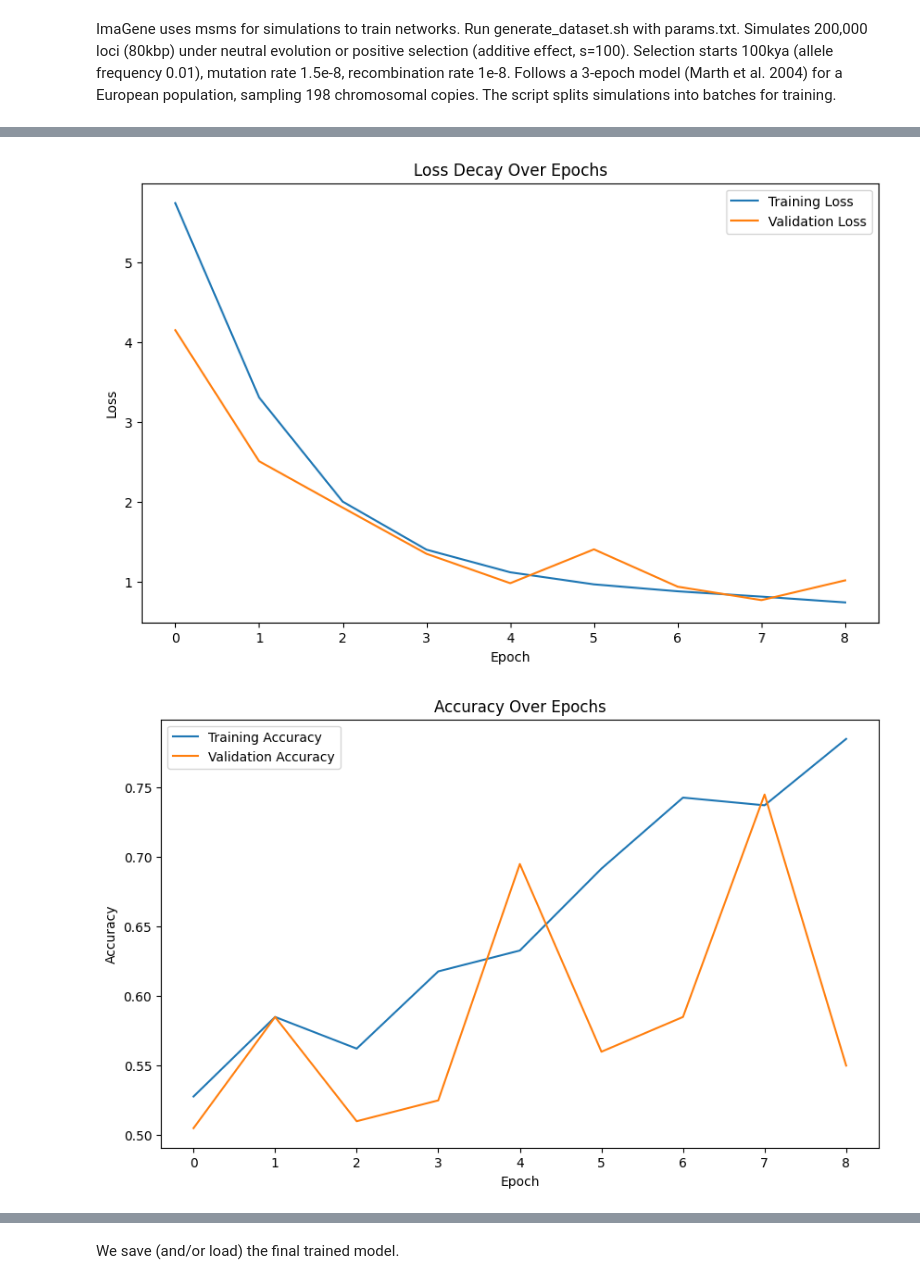
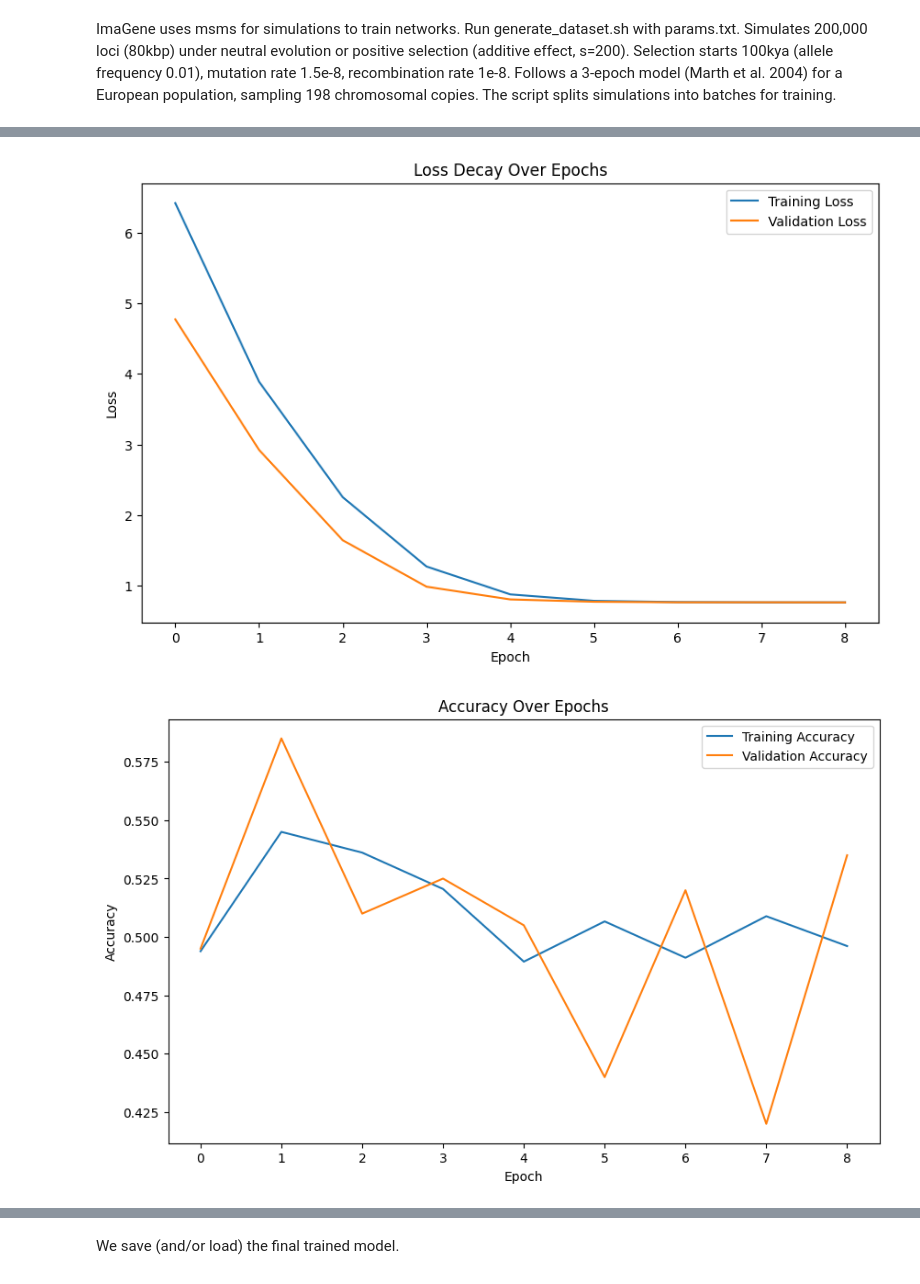
Before and after one commit to Djinho/EvoNet-CNN-Insight, a Jupyter notebook: model_training/recent_moderate/train_and_test_RM.ipynb, the cells around one changed output, grey strips where cells are left out. Saved outputs shown, nothing was run; the diff lists cells and outputs as text; code cells hidden in the pictures.

```diff
--- a/model_training/recent_moderate/train_and_test_RM.ipynb
+++ b/model_training/recent_moderate/train_and_test_RM.ipynb
@@ -63,7 +63,7 @@ import pydot  # Optional, but required by keras to plot the model
 # %%
 path = './'
 # %% [markdown]
-ImaGene uses msms for simulations to train networks. Run generate_dataset.sh with params.txt. Simulates 200,000 loci (80kbp) under neutral evolution or positive selection (additive effect, s=100). Selection starts 100kya (allele frequency 0.01), mutation rate 1.5e-8, recombination rate 1e-8. Follows a 3-epoch model (Marth et al. 2004) for a European population, sampling 198 chromosomal copies. The script splits simulations into batches for training.
+ImaGene uses msms for simulations to train networks. Run generate_dataset.sh with params.txt. Simulates 200,000 loci (80kbp) under neutral evolution or positive selection (additive effect, s=200). Selection starts 100kya (allele frequency 0.01), mutation rate 1.5e-8, recombination rate 1e-8. Follows a 3-epoch model (Marth et al. 2004) for a European population, sampling 198 chromosomal copies. The script splits simulations into batches for training.
 # %%
 import subprocess
 
@@ -85,7 +85,7 @@ while i <= 9:  # Only iterate from 1 to 9 for training
     print(f'Processing batch {i}')
 
     # Simulations
-    file_sim = ImaFile(simulations_folder=path_sim + 'IW/Simulations' + str(i), nr_samples=198, model_name='Marth-3epoch-CEU')
+    file_sim = ImaFile(simulations_folder=path_sim + 'RM/Simulations' + str(i), nr_samples=198, model_name='Marth-3epoch-CEU')
     gene_sim = file_sim.read_simulations(parameter_name='selection_coeff_hetero', max_nrepl=2000)
 
     # Manipulate data:
@@ -178,6 +178,6 @@ Processing batch 9
 Total epochs trained: 9
-[figure, old version]
+[figure, new version]
-[figure, old version]
+[figure, new version]
 # %%
 # Evaluation on the 10th batch
 i = 10
```
Also changed, not shown: parts of 8 cells of this notebook.
